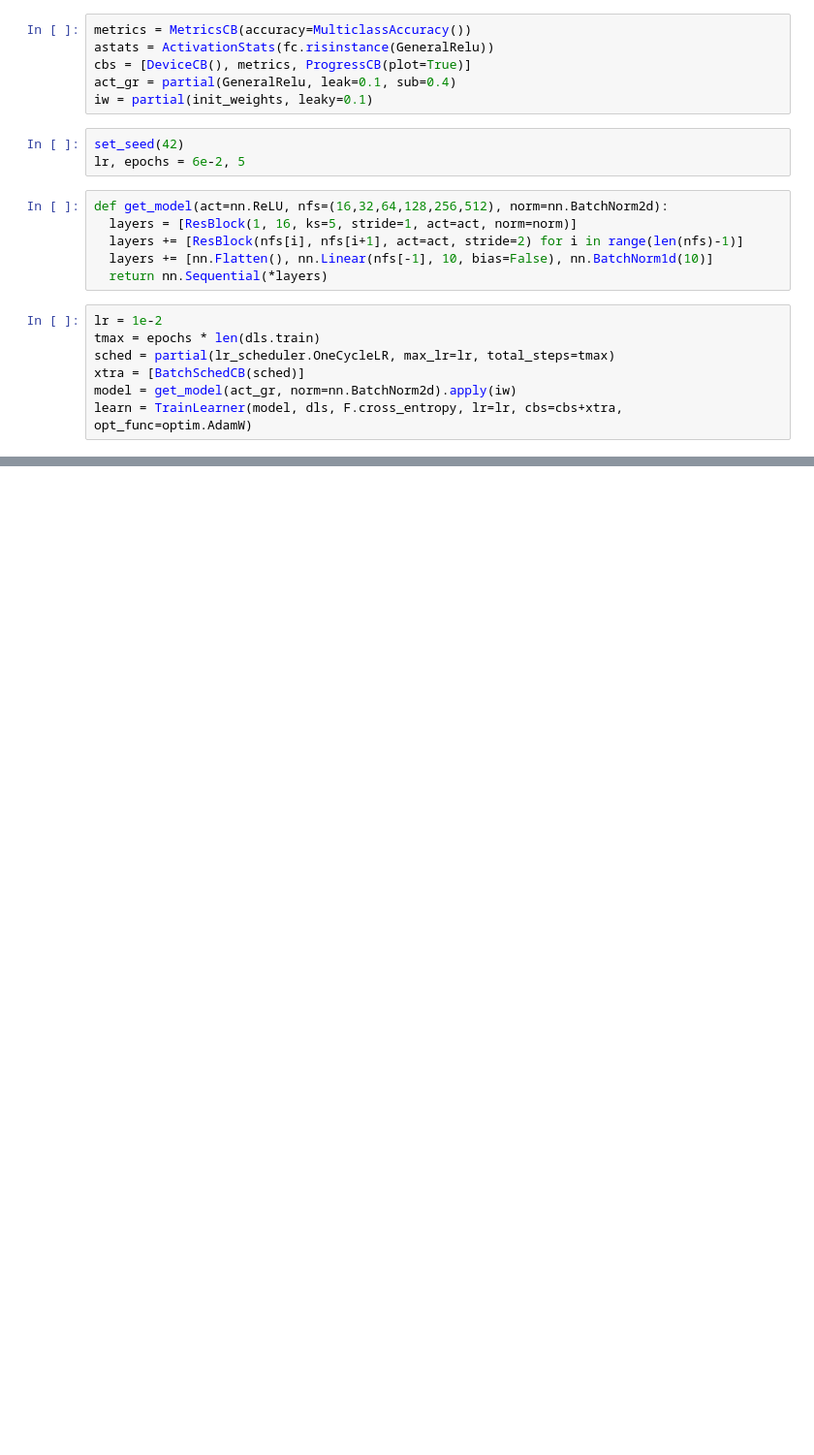
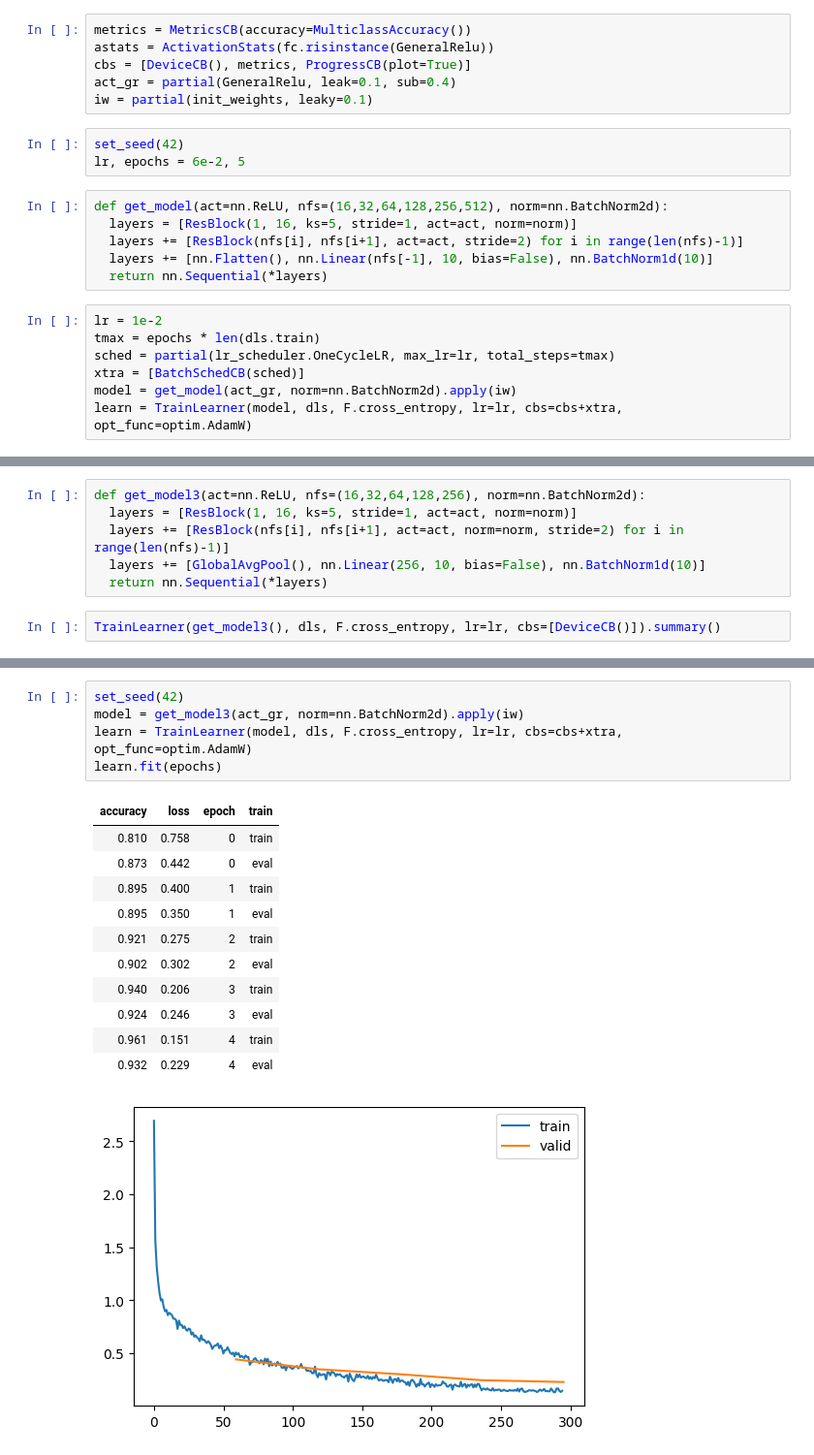
Before and after one commit to satani99/fastai_22_2, a Jupyter notebook: augmentation.ipynb, the cells around one changed output, grey strips where cells are left out. Shown: that part at 97% size. Drawn from its saved outputs; the diff is of its cells as text; blank space fills up the shorter version.

```diff
--- a/augmentation.ipynb
+++ b/augmentation.ipynb
@@ -113,0 +195,8 @@ learn = TrainLearner(model, dls, F.cross_entropy, lr=lr, cbs=cbs+xtra, opt_func=
+# %%
+def get_model3(act=nn.ReLU, nfs=(16,32,64,128,256), norm=nn.BatchNorm2d):
+  layers = [ResBlock(1, 16, ks=5, stride=1, act=act, norm=norm)]
+  layers += [ResBlock(nfs[i], nfs[i+1], act=act, norm=norm, stride=2) for i in range(len(nfs)-1)]
+  layers += [GlobalAvgPool(), nn.Linear(256, 10, bias=False), nn.BatchNorm1d(10)]
+  return nn.Sequential(*layers)
+# %%
+TrainLearner(get_model3(), dls, F.cross_entropy, lr=lr, cbs=[DeviceCB()]).summary()
@@ -113,0 +228,18 @@ learn = TrainLearner(model, dls, F.cross_entropy, lr=lr, cbs=cbs+xtra, opt_func=
+# %%
+set_seed(42)
+model = get_model3(act_gr, norm=nn.BatchNorm2d).apply(iw)
+learn = TrainLearner(model, dls, F.cross_entropy, lr=lr, cbs=cbs+xtra, opt_func=optim.AdamW)
+learn.fit(epochs)
+# %% [output]
+| accuracy | loss | epoch | train |
+| 0.810 | 0.758 | 0 | train |
+| 0.873 | 0.442 | 0 | eval |
+| 0.895 | 0.400 | 1 | train |
+| 0.895 | 0.350 | 1 | eval |
+| 0.921 | 0.275 | 2 | train |
+| 0.902 | 0.302 | 2 | eval |
+| 0.940 | 0.206 | 3 | train |
+| 0.924 | 0.246 | 3 | eval |
+| 0.961 | 0.151 | 4 | train |
+| 0.932 | 0.229 | 4 | eval |
+[figure, added]
```
Also changed, not shown: parts of 20 cells of this notebook.
